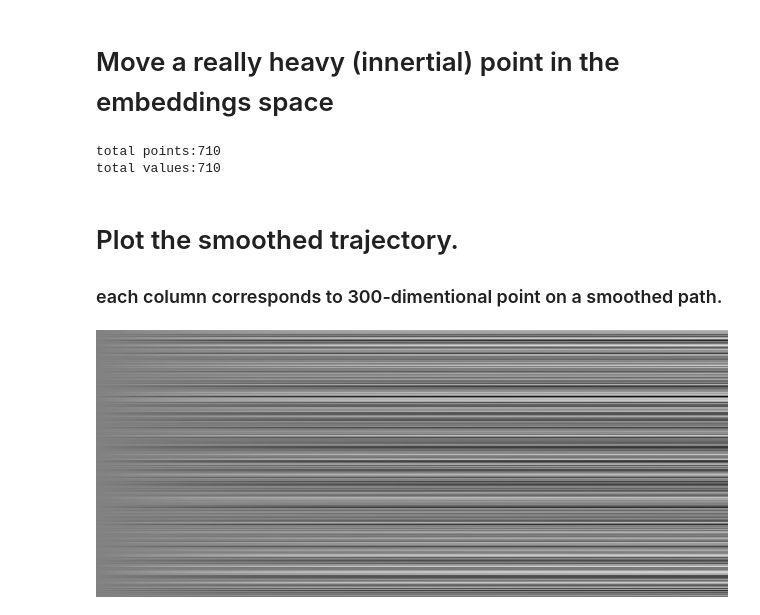
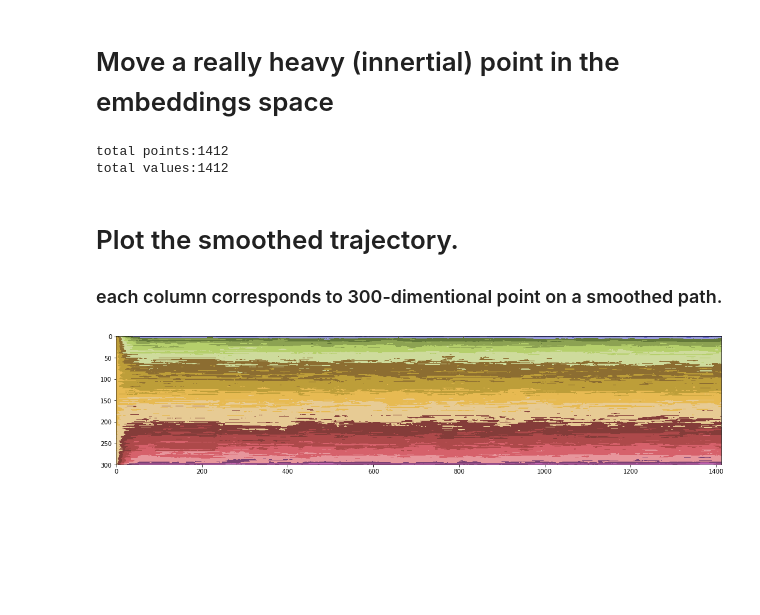
Before and after one commit to compartia/c-lang-parsing-experiments, a Jupyter notebook: word2vec/Harry To Ron semantical context distance.ipynb, the cells around one changed output. Cells and saved outputs as stored; diff of their text form; code cells hidden in the pictures; blank space fills up the shorter version.

```diff
--- a/word2vec/Harry To Ron semantical context distance.ipynb
+++ b/word2vec/Harry To Ron semantical context distance.ipynb
@@ -160,32 +171,40 @@ WORDS_WINDOW=100;
 # %%
 average_embedding = np.zeros(EMB_SIZE)
 image = np.zeros([EMB_SIZE,0])
+
+def oneHot(arr):
+    arr=arr-min(arr)
+    arr/=max(arr)
+    return arr.astype(int)
+
+def ReLU(x):
+    return x * (x > 0)
 
 
 dist_x=[]
 dist_y=[]
 
-last_potter_pos=np.zeros(EMB_SIZE)
-last_ron_pos=np.zeros(EMB_SIZE)
+last_potter_pos=np.ones(EMB_SIZE)
+last_ron_pos=np.ones(EMB_SIZE)
 
 i = 0
 for word in words:
     if word in embeddings:
         embedding = embeddings[word][0:EMB_SIZE]
-        average_embedding = move_average(average_embedding, embedding, 0.99995)
+        average_embedding = move_average(average_embedding, embedding, 0.999)
 
         if(word=="Harry" or word=="Potter"):
-            last_potter_pos=average_embedding
+            last_potter_pos=move_average(last_potter_pos, average_embedding,0.5)
 
         if(word=="Ron" or word=="Weasley"):
-            last_ron_pos=average_embedding
+            last_ron_pos=move_average(last_ron_pos, average_embedding,0.5)
 
 
         if((i+1) % WORDS_WINDOW==0):
              #append next column to the image:
-            image=np.c_[ image,  softmax(average_embedding) ]
+            image=np.c_[ image,  average_embedding]
 
-            distance=dist(last_potter_pos, last_ron_pos);
+            distance= -dist(last_potter_pos, last_ron_pos);
 
             dist_x.append(i);
             dist_y.append(distance);
@@ -197,13 +216,20 @@ for word in words:
 print ("total points:%d"%(len(dist_x)))
 print ("total values:%d"%(len(dist_y)))
 # %% [output]
-total points:710
-total values:710
+total points:1412
+total values:1412
 # %% [markdown]
 # Plot the smoothed trajectory.
 ### each column corresponds to 300-dimentional point on a smoothed path.
-# %%
-showarray(image)
-# %% [output]
-[figure, removed]
+# %%
+# showarray(image)
+image=normArrya(image)
+imageS = sorted(image, key=lambda x: x.sum())
+
+plt.figure(figsize=(18, 7))
+
+plt.imshow(imageS, cmap='Vega20b', interpolation='bicubic')
+plt.show()
+# %% [output]
+[figure, added]
 # %%
```
Also changed, not shown: parts of 8 cells of this notebook.
